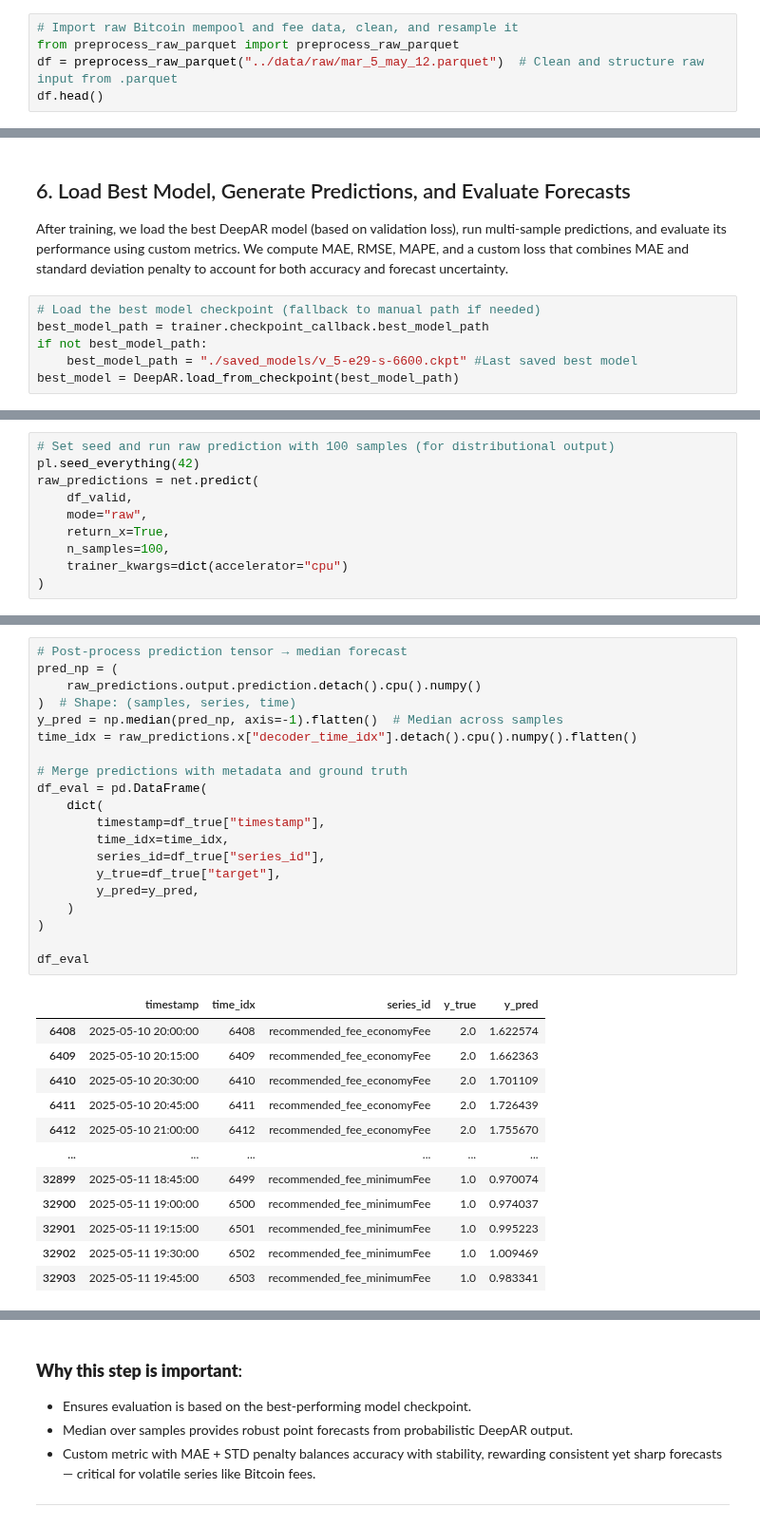
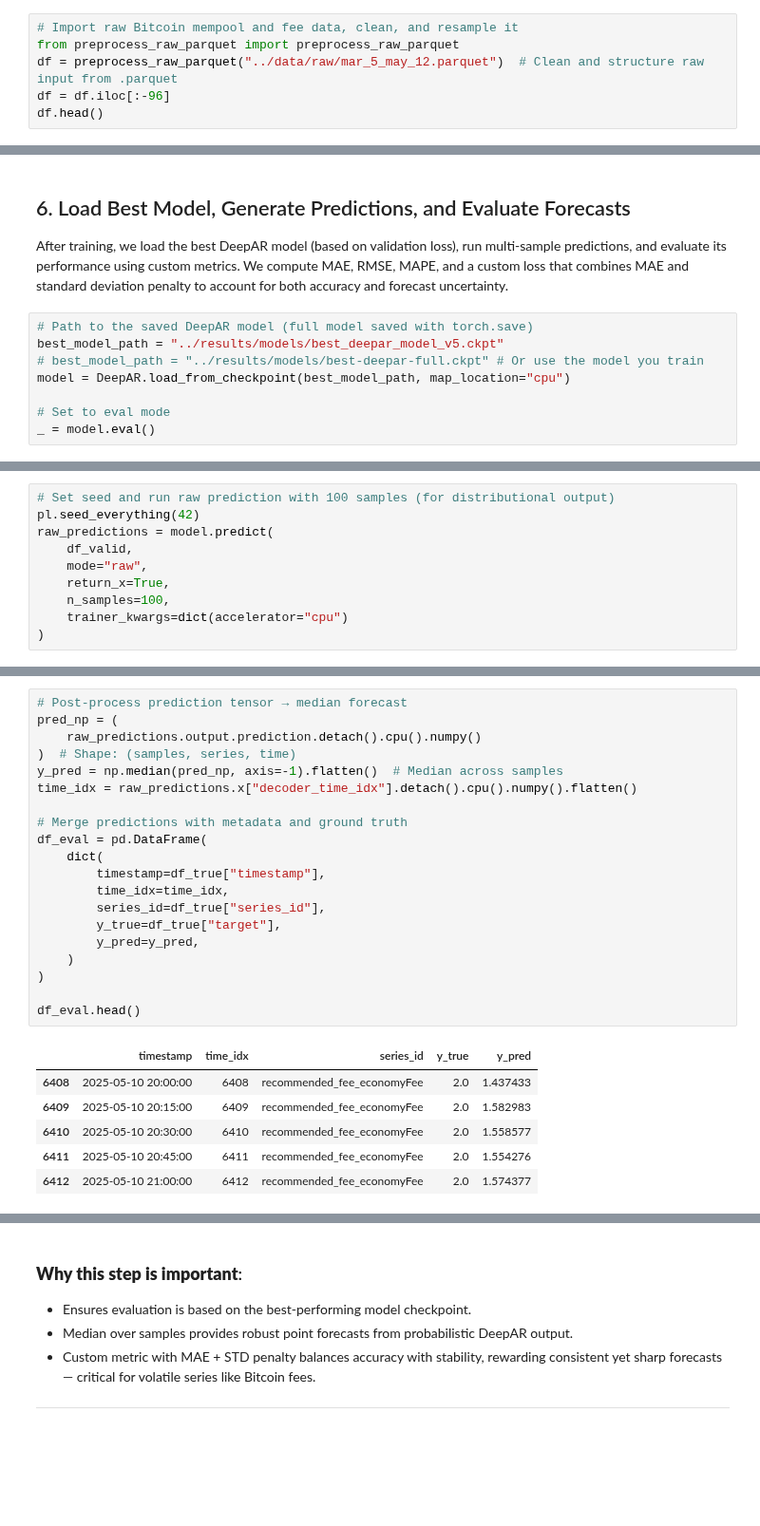
Before and after one commit to UBC-MDS/Capstone_SatCast_Trilemma, a Jupyter notebook: analysis/advanced_deepar.ipynb, the cells around one changed output, grey strips where cells are left out. Shown at 95% size. Saved outputs shown, nothing was run; the diff lists cells and outputs as text; blank space fills up the shorter version.

```diff
--- a/analysis/advanced_deepar.ipynb
+++ b/analysis/advanced_deepar.ipynb
@@ -53,6 +53,7 @@ sys.path.append(str(src_path.resolve()))
 # Import raw Bitcoin mempool and fee data, clean, and resample it
 from preprocess_raw_parquet import preprocess_raw_parquet
 df = preprocess_raw_parquet("../data/raw/mar_5_may_12.parquet")  # Clean and structure raw input from .parquet
+df = df.iloc[:-96]
 df.head()
 # %% [output]
 |  | mempool_blocks_blockSize | mempool_blocks_blockVSize | mempool_blocks_nTx | mempool_blocks_totalFees | ... |
@@ -298,9 +313,11 @@ HPU available: False, using: 0 HPUs
 
 After training, we load the best DeepAR model (based on validation loss), run multi-sample predictions, and evaluate its performance using custom metrics. We compute MAE, RMSE, MAPE, and a custom loss that combines MAE and standard deviation penalty to account for both accuracy and forecast uncertainty.
 # %%
-# Load the best model checkpoint (fallback to manual path if needed)
-best_model_path = trainer.checkpoint_callback.best_model_path
-if not best_model_path:
-    best_model_path = "./saved_models/v_5-e29-s-6600.ckpt" #Last saved best model
-best_model = DeepAR.load_from_checkpoint(best_model_path)
+# Path to the saved DeepAR model (full model saved with torch.save)
+best_model_path = "../results/models/best_deepar_model_v5.ckpt"
+# best_model_path = "../results/models/best-deepar-full.ckpt" # Or use the model you train
+model = DeepAR.load_from_checkpoint(best_model_path, map_location="cpu")
+
+# Set to eval mode
+_ = model.eval()
 # %% [output]
@@ -309,7 +326,7 @@ best_model = DeepAR.load_from_checkpoint(best_model_path)
 # %%
 # Set seed and run raw prediction with 100 samples (for distributional output)
 pl.seed_everything(42)
-raw_predictions = net.predict(
+raw_predictions = model.predict(
     df_valid,
     mode="raw",
     return_x=True,
@@ -340,33 +358,27 @@ df_true.head()
 # %%
 # Post-process prediction tensor → median forecast
 pred_np = (
     raw_predictions.output.prediction.detach().cpu().numpy()
 )  # Shape: (samples, series, time)
 y_pred = np.median(pred_np, axis=-1).flatten()  # Median across samples
 time_idx = raw_predictions.x["decoder_time_idx"].detach().cpu().numpy().flatten()
 
 # Merge predictions with metadata and ground truth
 df_eval = pd.DataFrame(
     dict(
         timestamp=df_true["timestamp"],
         time_idx=time_idx,
         series_id=df_true["series_id"],
         y_true=df_true["target"],
         y_pred=y_pred,
     )
 )
 
-df_eval
+df_eval.head()
 # %% [output]
 |  | timestamp | time_idx | series_id | y_true | y_pred |
-| 6408 | 2025-05-10 20:00:00 | 6408 | recommended_fee_economyFee | 2.0 | 1.622574 |
-| 6409 | 2025-05-10 20:15:00 | 6409 | recommended_fee_economyFee | 2.0 | 1.662363 |
-| 6410 | 2025-05-10 20:30:00 | 6410 | recommended_fee_economyFee | 2.0 | 1.701109 |
-| 6411 | 2025-05-10 20:45:00 | 6411 | recommended_fee_economyFee | 2.0 | 1.726439 |
-| 6412 | 2025-05-10 21:00:00 | 6412 | recommended_fee_economyFee | 2.0 | 1.755670 |
-| ... | ... | ... | ... | ... | ... |
-| 32899 | 2025-05-11 18:45:00 | 6499 | recommended_fee_minimumFee | 1.0 | 0.970074 |
-| 32900 | 2025-05-11 19:00:00 | 6500 | recommended_fee_minimumFee | 1.0 | 0.974037 |
-| 32901 | 2025-05-11 19:15:00 | 6501 | recommended_fee_minimumFee | 1.0 | 0.995223 |
-| 32902 | 2025-05-11 19:30:00 | 6502 | recommended_fee_minimumFee | 1.0 | 1.009469 |
-| 32903 | 2025-05-11 19:45:00 | 6503 | recommended_fee_minimumFee | 1.0 | 0.983341 |
+| 6408 | 2025-05-10 20:00:00 | 6408 | recommended_fee_economyFee | 2.0 | 1.437433 |
+| 6409 | 2025-05-10 20:15:00 | 6409 | recommended_fee_economyFee | 2.0 | 1.582983 |
+| 6410 | 2025-05-10 20:30:00 | 6410 | recommended_fee_economyFee | 2.0 | 1.558577 |
+| 6411 | 2025-05-10 20:45:00 | 6411 | recommended_fee_economyFee | 2.0 | 1.554276 |
+| 6412 | 2025-05-10 21:00:00 | 6412 | recommended_fee_economyFee | 2.0 | 1.574377 |
```
Also changed, not shown: parts of 18 cells of this notebook, 9 other files.
